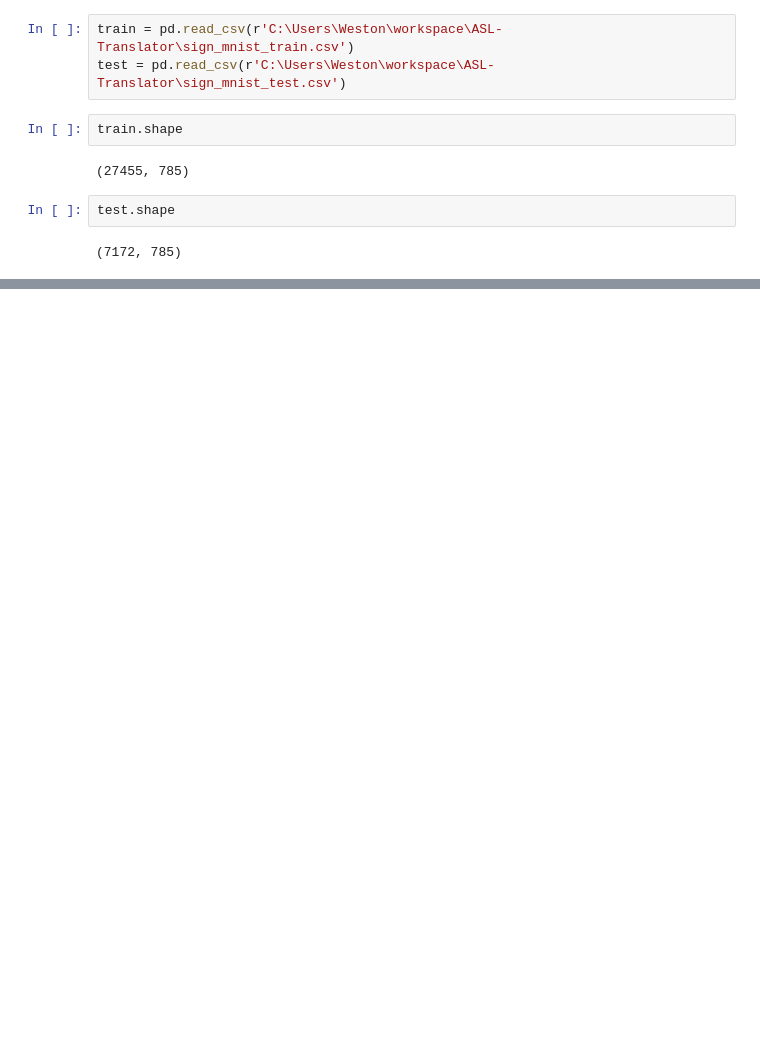
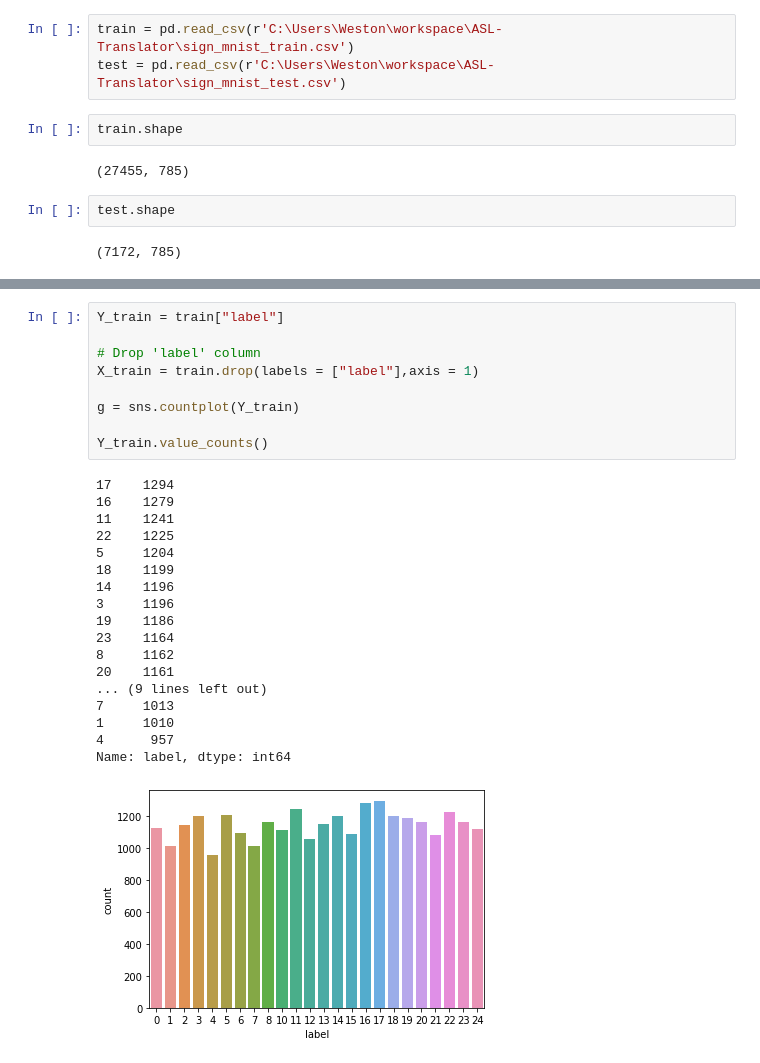
Before and after one commit to WestonKing-Leatham/ASL-Translator, a Jupyter notebook: Translating-ASL.ipynb, the cells around one changed output, grey strips where cells are left out. Drawn from its saved outputs; the diff is of its cells as text; blank space fills up the shorter version.

```diff
--- a/Translating-ASL.ipynb
+++ b/Translating-ASL.ipynb
@@ -29,0 +49,28 @@ train.head()
+# %%
+Y_train = train["label"]
+
+# Drop 'label' column
+X_train = train.drop(labels = ["label"],axis = 1)
+
+g = sns.countplot(Y_train)
+
+Y_train.value_counts()
+# %% [output]
+17    1294
+16    1279
+11    1241
+22    1225
+5     1204
+18    1199
+14    1196
+3     1196
+19    1186
+23    1164
+8     1162
+20    1161
+... (9 lines left out)
+7     1013
+1     1010
+4      957
+Name: label, dtype: int64
+[figure, added]
```
Also changed, not shown: parts of 10 cells of this notebook.
